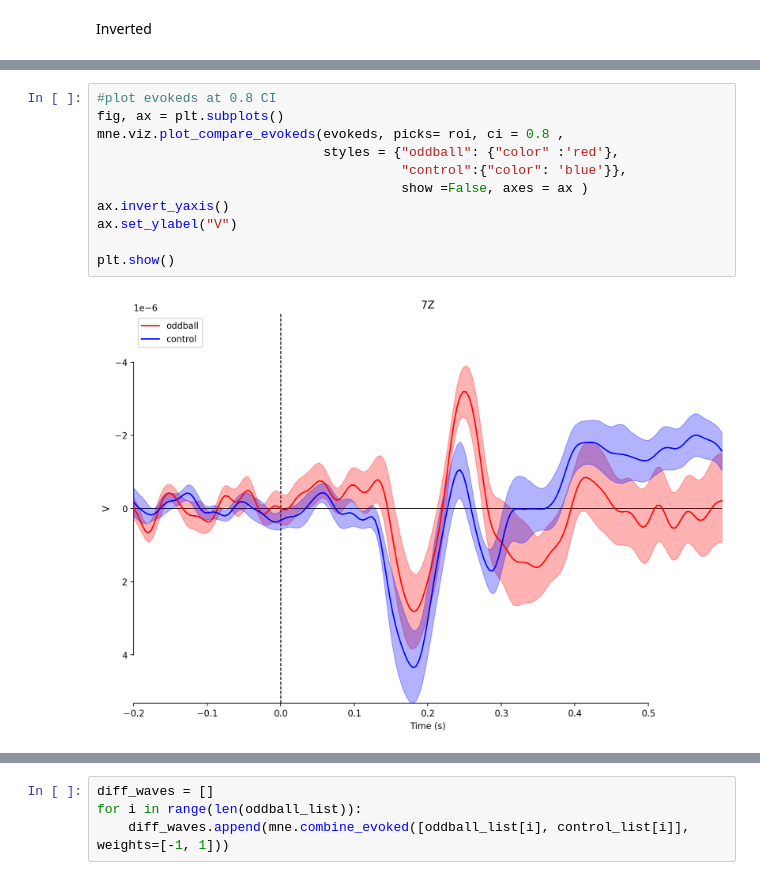
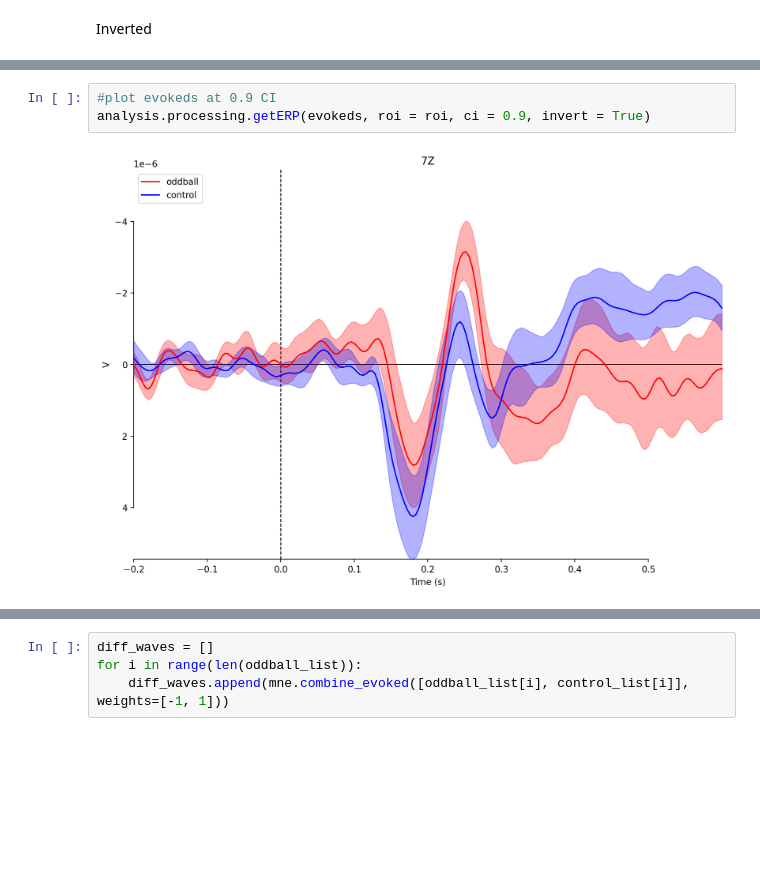
Before and after one commit to ovi-lab/EEG-oddball-task, a Jupyter notebook: src/main.ipynb, the cells around one changed output, grey strips where cells are left out. Cells and saved outputs as stored; diff of their text form; blank space fills up the shorter version.

```diff
--- a/src/main.ipynb
+++ b/src/main.ipynb
@@ -106,13 +79,5 @@ plt.show()
-# %%
-#plot evokeds at 0.8 CI
-fig, ax = plt.subplots()
-mne.viz.plot_compare_evokeds(evokeds, picks= roi, ci = 0.8 ,
-                             styles = {"oddball": {"color" :'red'},
-                                       "control":{"color": 'blue'}},
-                                       show =False, axes = ax )
-ax.invert_yaxis()
-ax.set_ylabel("V")
-
-plt.show()
-# %% [output]
-[figure, removed]
+# %%
+#plot evokeds at 0.9 CI
+analysis.processing.getERP(evokeds, roi = roi, ci = 0.9, invert = True)
+# %% [output]
+[figure, added]
```
Also changed, not shown: parts of 8 cells of this notebook, 13 other files.
